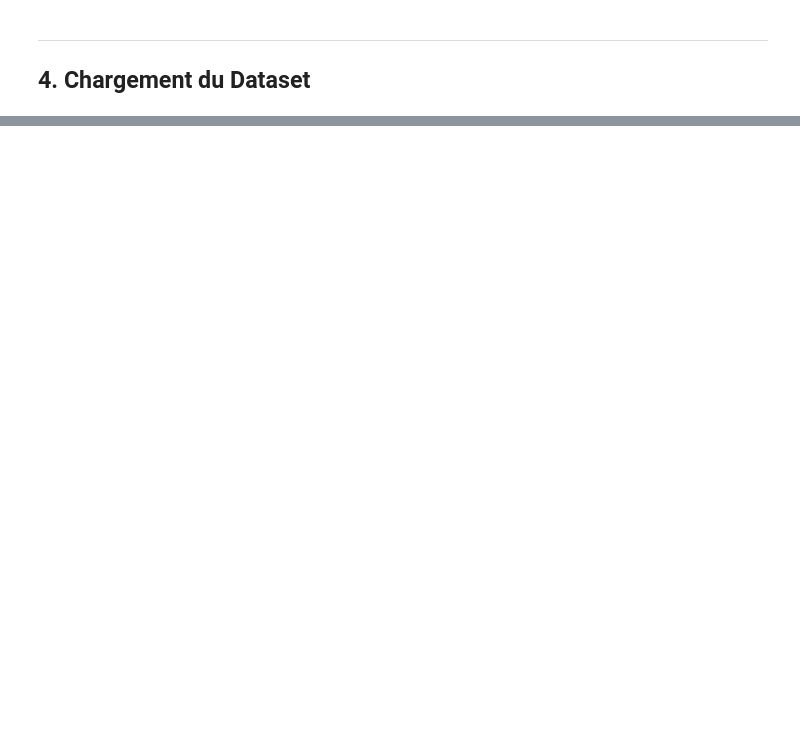
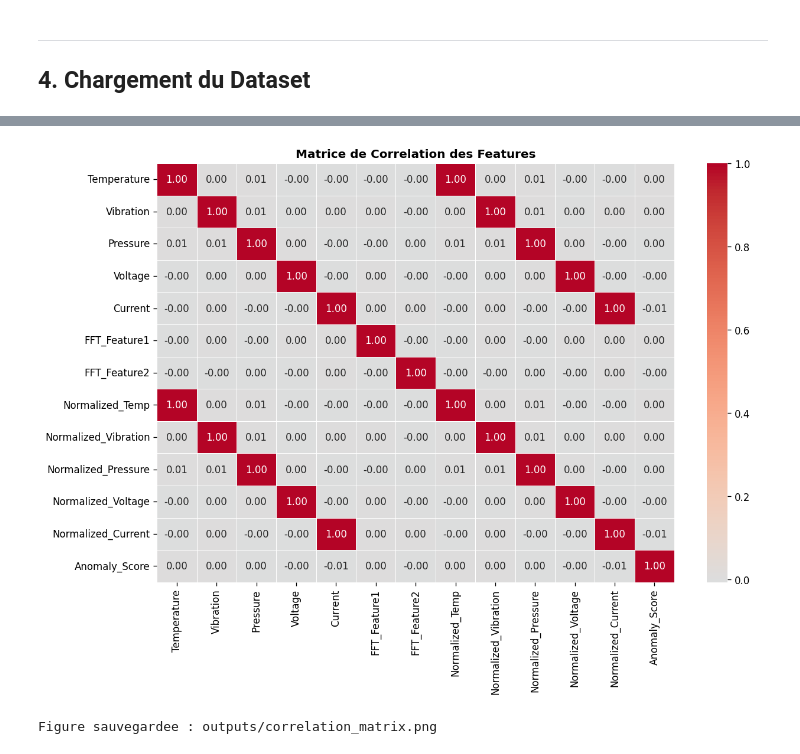
Before and after one commit to Jinzo03/MachineLearning_PFA, a Jupyter notebook: dc_motor_fault_diagnosis.ipynb, the cells around one changed output, grey strips where cells are left out. Saved outputs shown, nothing was run; the diff lists cells and outputs as text; code cells hidden in the pictures; blank space fills up the shorter version.

```diff
--- a/dc_motor_fault_diagnosis.ipynb
+++ b/dc_motor_fault_diagnosis.ipynb
@@ -748,0 +211,21 @@ Encodage LabelEncoder + Normalisation StandardScaler
+# %%
+# Matrice de correlation
+FEATURE_COLS = [
+    "Temperature", "Vibration", "Pressure", "Voltage", "Current",
+    "FFT_Feature1", "FFT_Feature2",
+    "Normalized_Temp", "Normalized_Vibration", "Normalized_Pressure",
+    "Normalized_Voltage", "Normalized_Current", "Anomaly_Score"
+]
+
+corr = df[FEATURE_COLS].corr()
+fig, ax = plt.subplots(figsize=(11, 8))
+sns.heatmap(corr, annot=True, fmt=".2f", cmap="coolwarm",
+            center=0, linewidths=0.5, ax=ax)
+ax.set_title("Matrice de Correlation des Features", fontweight="bold")
+plt.tight_layout()
+plt.savefig(os.path.join(OUTPUT_DIR, "correlation_matrix.png"), dpi=150, bbox_inches="tight")
+plt.show()
+print(f"Figure sauvegardee : {OUTPUT_DIR}/correlation_matrix.png")
+# %% [output]
+[figure, added]
+Figure sauvegardee : outputs/correlation_matrix.png
```
Also changed, not shown: parts of 58 cells of this notebook, 12 other files.
